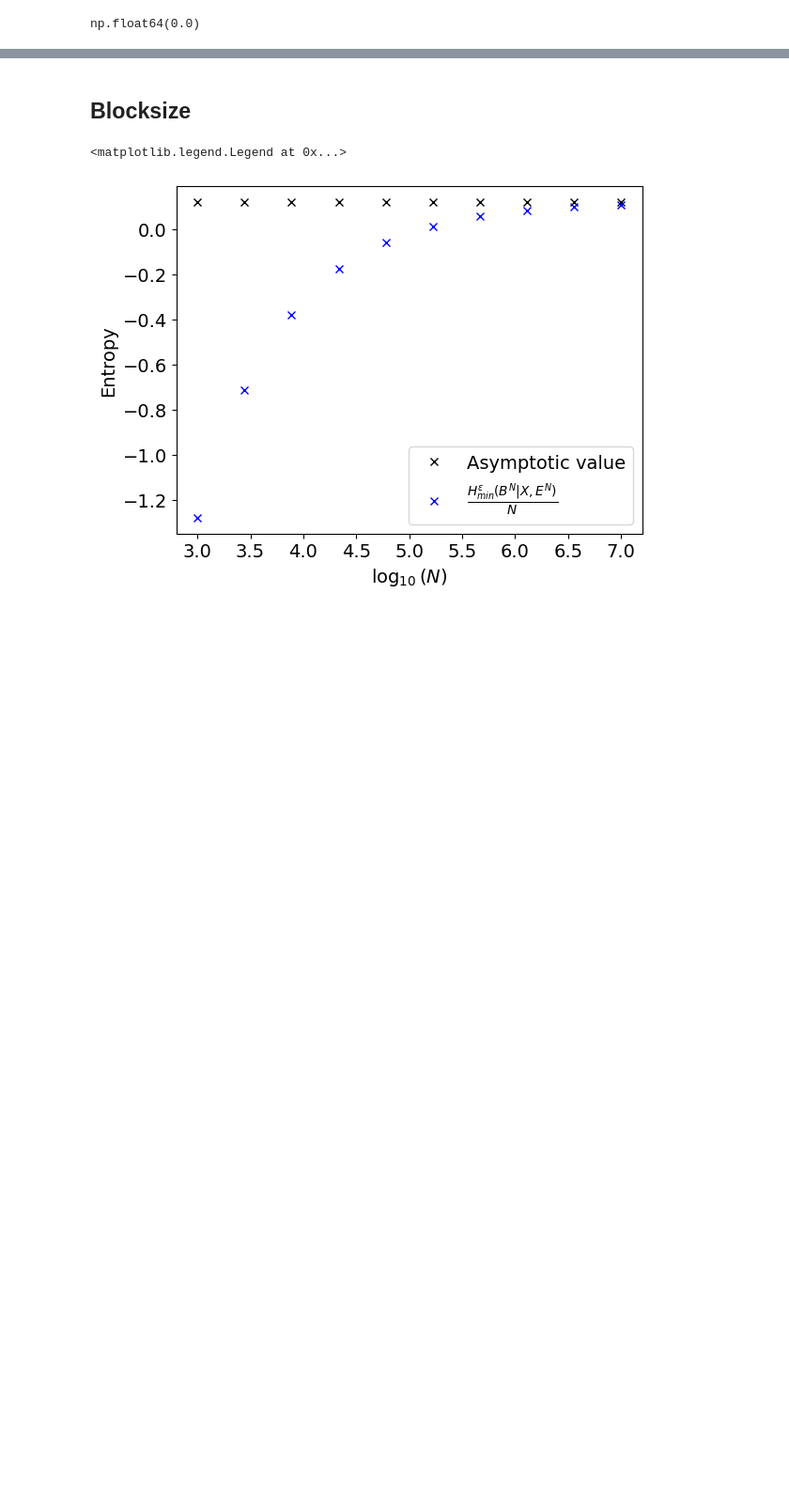
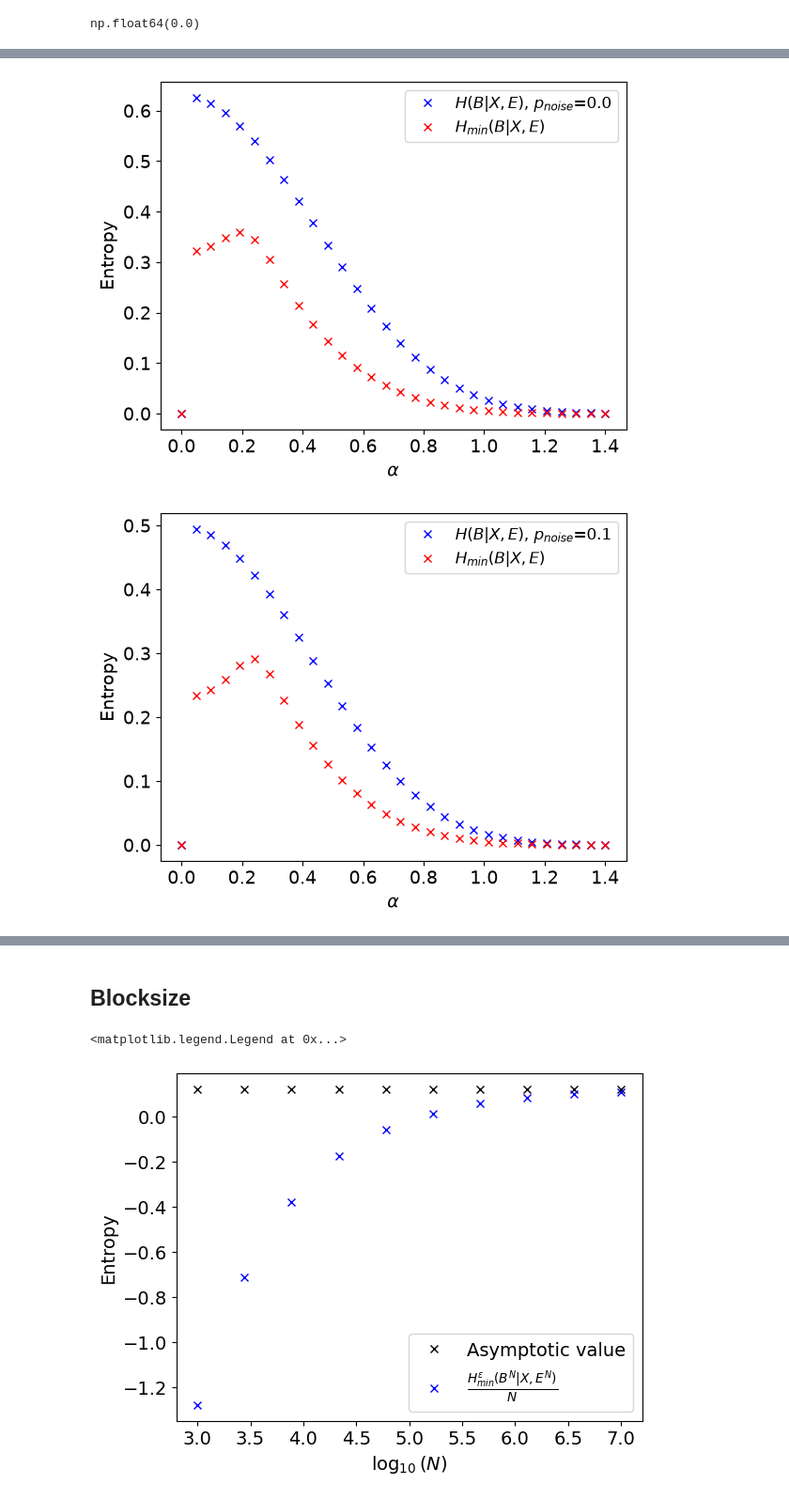
Before and after one commit to thmaoe/Master-thesis-QKD, a Jupyter notebook: results_paper.ipynb, the cells around one changed output, grey strips where cells are left out. Shown at 94% size. Drawn from its saved outputs; the diff is of its cells as text; code cells hidden in the pictures; blank space fills up the shorter version.

```diff
--- a/results_paper.ipynb
+++ b/results_paper.ipynb
@@ -485,0 +534,13 @@ np.float64(0.0)
+# %%
+for i in range(10):
+    plt.figure()
+    plt.plot(alphas, res[i]['shannon'], 'bx', label=r'$H(B|X,E)$, $p_{noise}$='+"%.1f"%pnoises[i])
+    plt.plot(alphas, res[i]['hmin'], 'rx', label=r'$H_{min}(B|X,E)$')
+    plt.xlabel(r'$\alpha$', fontsize=14)
+    plt.ylabel(r'Entropy', fontsize=14)
+    plt.xticks(fontsize=14)
+    plt.yticks(fontsize=14)
+    plt.legend(fontsize=12)
+# %% [output]
+[figure, added]
+[figure, added]
```
Also changed, not shown: parts of 54 cells of this notebook.
